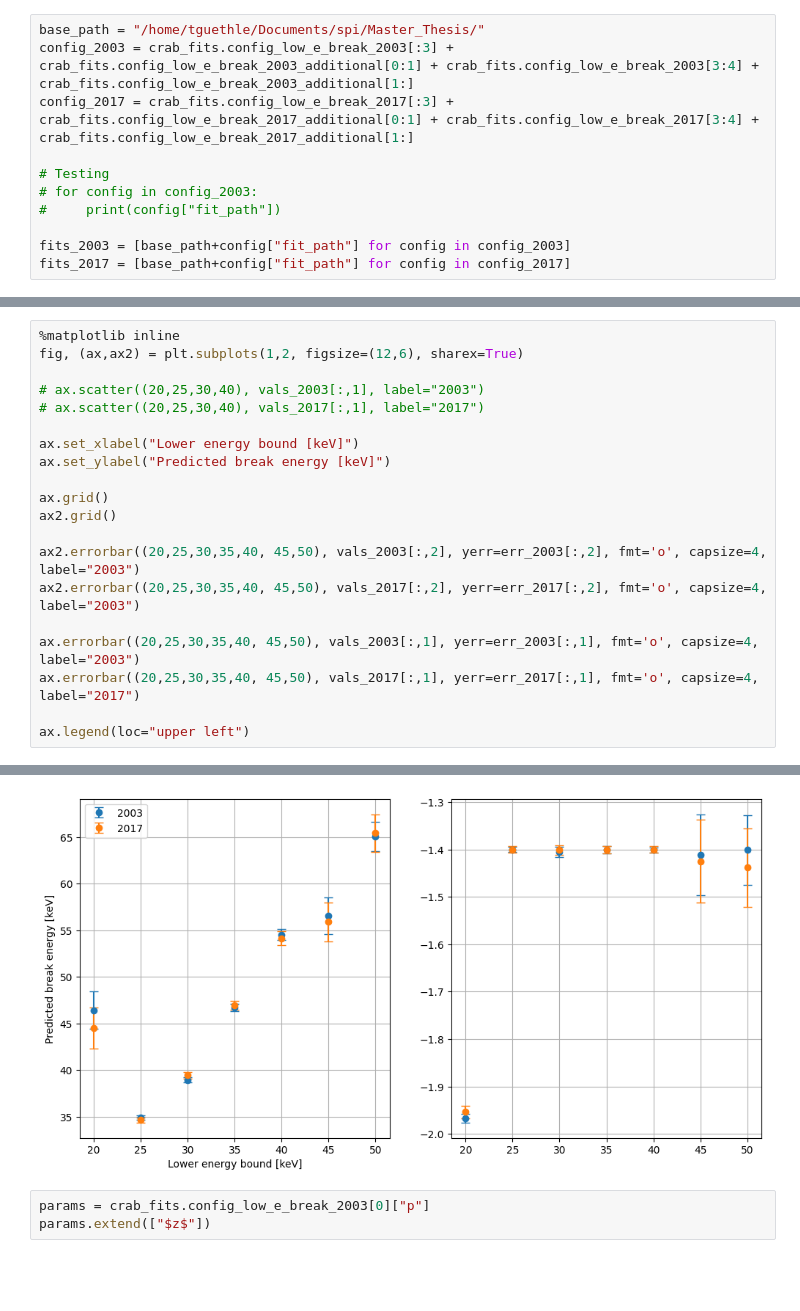
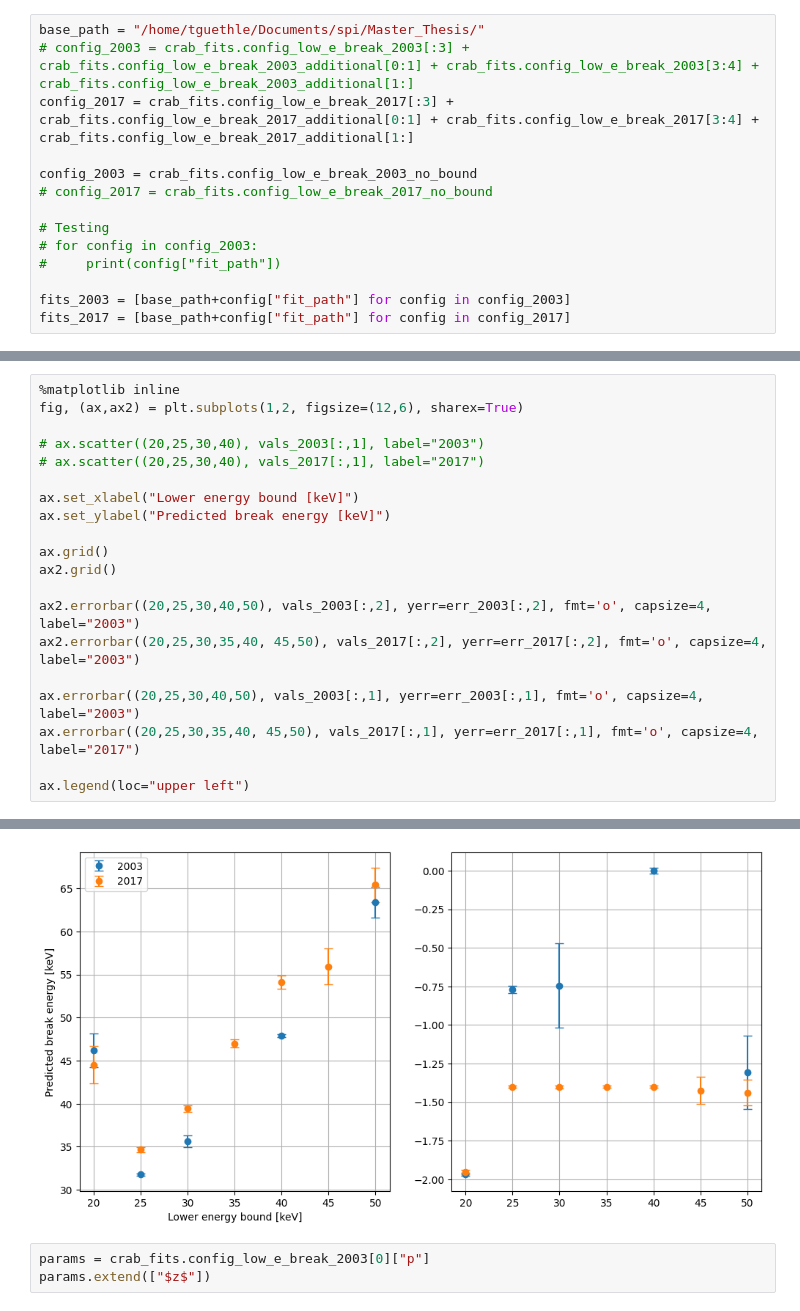
Before and after one commit to timmguthle/INTEGRAL-SPI, a Jupyter notebook: main_files/crab_19/low_energy_fit.ipynb, the cells around one changed output, grey strips where cells are left out. Saved outputs shown, nothing was run; the diff lists cells and outputs as text; blank space fills up the shorter version.

Commit message:
2019 fit config

```diff
--- a/main_files/crab_19/low_energy_fit.ipynb
+++ b/main_files/crab_19/low_energy_fit.ipynb
@@ -35,8 +35,11 @@ Using the irfs that are valid between 09/02/19 09:59:57 and 10/05/27 12:45:00 (Y
 Using the irfs that are valid between 10/05/27 12:45:00 and present (YY/MM/DD HH:MM:SS)
 # %%
 base_path = "/home/tguethle/Documents/spi/Master_Thesis/"
-config_2003 = crab_fits.config_low_e_break_2003[:3] + crab_fits.config_low_e_break_2003_additional[0:1] + crab_fits.config_low_e_break_2003[3:4] + crab_fits.config_low_e_break_2003_additional[1:]
+# config_2003 = crab_fits.config_low_e_break_2003[:3] + crab_fits.config_low_e_break_2003_additional[0:1] + crab_fits.config_low_e_break_2003[3:4] + crab_fits.config_low_e_break_2003_additional[1:]
 config_2017 = crab_fits.config_low_e_break_2017[:3] + crab_fits.config_low_e_break_2017_additional[0:1] + crab_fits.config_low_e_break_2017[3:4] + crab_fits.config_low_e_break_2017_additional[1:]
+
+config_2003 = crab_fits.config_low_e_break_2003_no_bound
+# config_2017 = crab_fits.config_low_e_break_2017_no_bound
 
 # Testing
 # for config in config_2003:
@@ -73,26 +63,26 @@ array([[ 7.80391852e-04,  4.64220265e+01, -1.96675306e+00,
 # %%
 %matplotlib inline
 fig, (ax,ax2) = plt.subplots(1,2, figsize=(12,6), sharex=True)
 
 # ax.scatter((20,25,30,40), vals_2003[:,1], label="2003")
 # ax.scatter((20,25,30,40), vals_2017[:,1], label="2017")
 
 ax.set_xlabel("Lower energy bound [keV]")
 ax.set_ylabel("Predicted break energy [keV]")
 
 ax.grid()
 ax2.grid()
 
-ax2.errorbar((20,25,30,35,40, 45,50), vals_2003[:,2], yerr=err_2003[:,2], fmt='o', capsize=4, label="2003")
+ax2.errorbar((20,25,30,40,50), vals_2003[:,2], yerr=err_2003[:,2], fmt='o', capsize=4, label="2003")
 ax2.errorbar((20,25,30,35,40, 45,50), vals_2017[:,2], yerr=err_2017[:,2], fmt='o', capsize=4, label="2003")
 
-ax.errorbar((20,25,30,35,40, 45,50), vals_2003[:,1], yerr=err_2003[:,1], fmt='o', capsize=4, label="2003")
+ax.errorbar((20,25,30,40,50), vals_2003[:,1], yerr=err_2003[:,1], fmt='o', capsize=4, label="2003")
 ax.errorbar((20,25,30,35,40, 45,50), vals_2017[:,1], yerr=err_2017[:,1], fmt='o', capsize=4, label="2017")
 
 ax.legend(loc="upper left")
 # %% [output]
 <matplotlib.legend.Legend at 0x...>
-[figure, old version]
+[figure, new version]
 # %%
 params = crab_fits.config_low_e_break_2003[0]["p"]
 params.extend(["$z$"])
```
Also changed, not shown: parts of 6 cells of this notebook, 4 other files.
